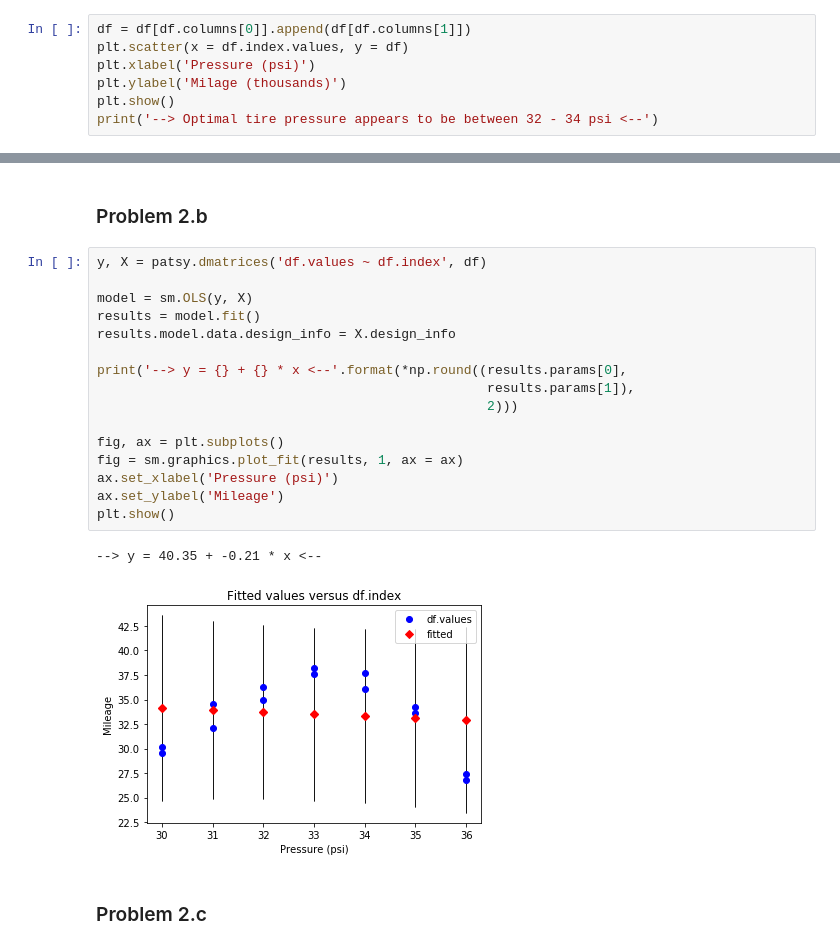
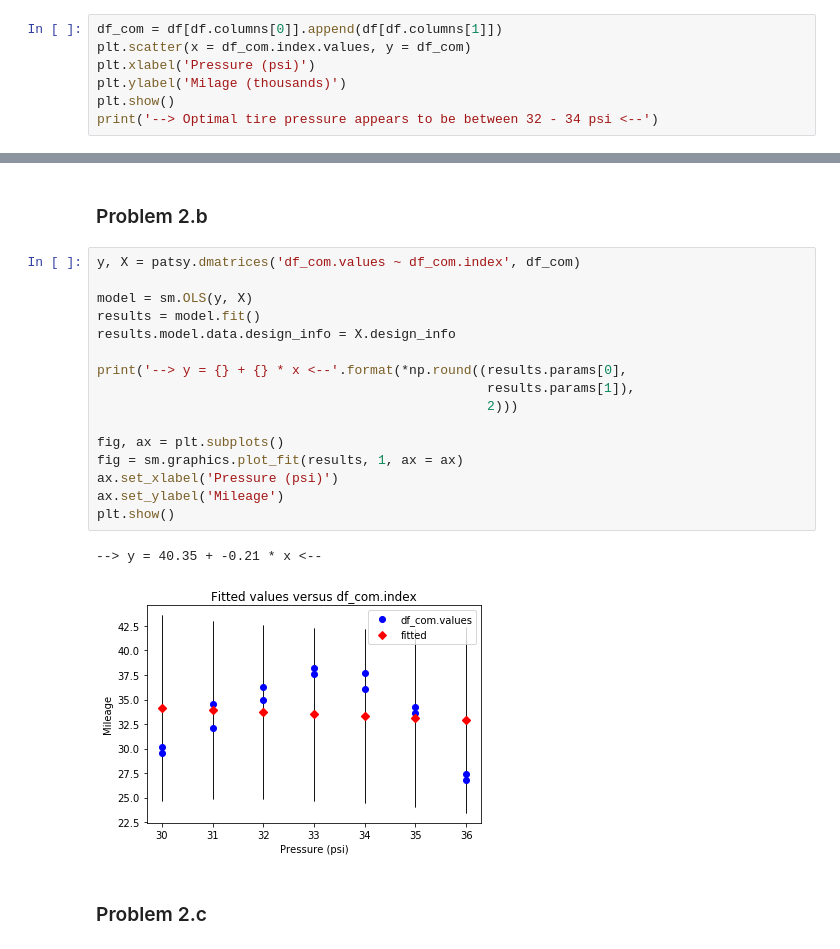
Before and after one commit to jakemiller13/RIT, a Jupyter notebook: STAT.641 - AppliedLinearModels-Regression/Homework/Jacob Miller - Homework 4.ipynb, the cells around one changed output, grey strips where cells are left out. Cells and saved outputs as stored; diff of their text form.

```diff
--- a/STAT.641 - AppliedLinearModels-Regression/Homework/Jacob Miller - Homework 4.ipynb
+++ b/STAT.641 - AppliedLinearModels-Regression/Homework/Jacob Miller - Homework 4.ipynb
@@ -74,8 +72,8 @@ df = pd.DataFrame(data = {'Pressure_(x)': [30, 31, 32, 33, 34, 35, 36],
 # %% [markdown]
 ### Problem 2.a
 # %%
-df = df[df.columns[0]].append(df[df.columns[1]])
-plt.scatter(x = df.index.values, y = df)
+df_com = df[df.columns[0]].append(df[df.columns[1]])
+plt.scatter(x = df_com.index.values, y = df_com)
 plt.xlabel('Pressure (psi)')
 plt.ylabel('Milage (thousands)')
 plt.show()
@@ -86,23 +84,23 @@ print('--> Optimal tire pressure appears to be between 32 - 34 psi <--')
 # %% [markdown]
 ### Problem 2.b
 # %%
-y, X = patsy.dmatrices('df.values ~ df.index', df)
+y, X = patsy.dmatrices('df_com.values ~ df_com.index', df_com)
 
 model = sm.OLS(y, X)
 results = model.fit()
 results.model.data.design_info = X.design_info
 
 print('--> y = {} + {} * x <--'.format(*np.round((results.params[0],
                                                   results.params[1]),
                                                   2)))
 
 fig, ax = plt.subplots()
 fig = sm.graphics.plot_fit(results, 1, ax = ax)
 ax.set_xlabel('Pressure (psi)')
 ax.set_ylabel('Mileage')
 plt.show()
 # %% [output]
 --> y = 40.35 + -0.21 * x <--
-[figure, old version]
+[figure, new version]
 # %% [markdown]
 ### Problem 2.c
```
Also changed, not shown: parts of 13 cells of this notebook, 12 other files.
